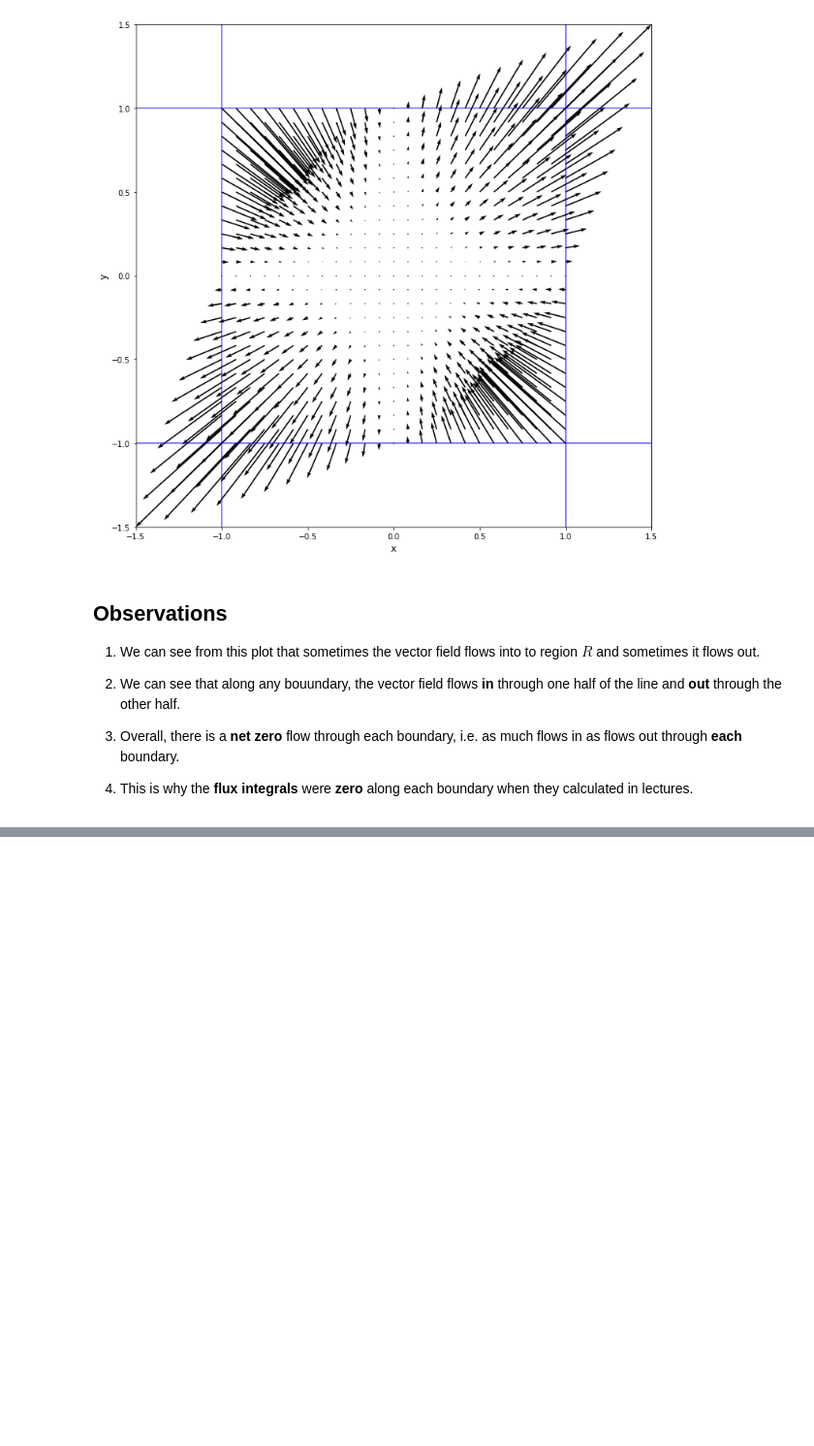
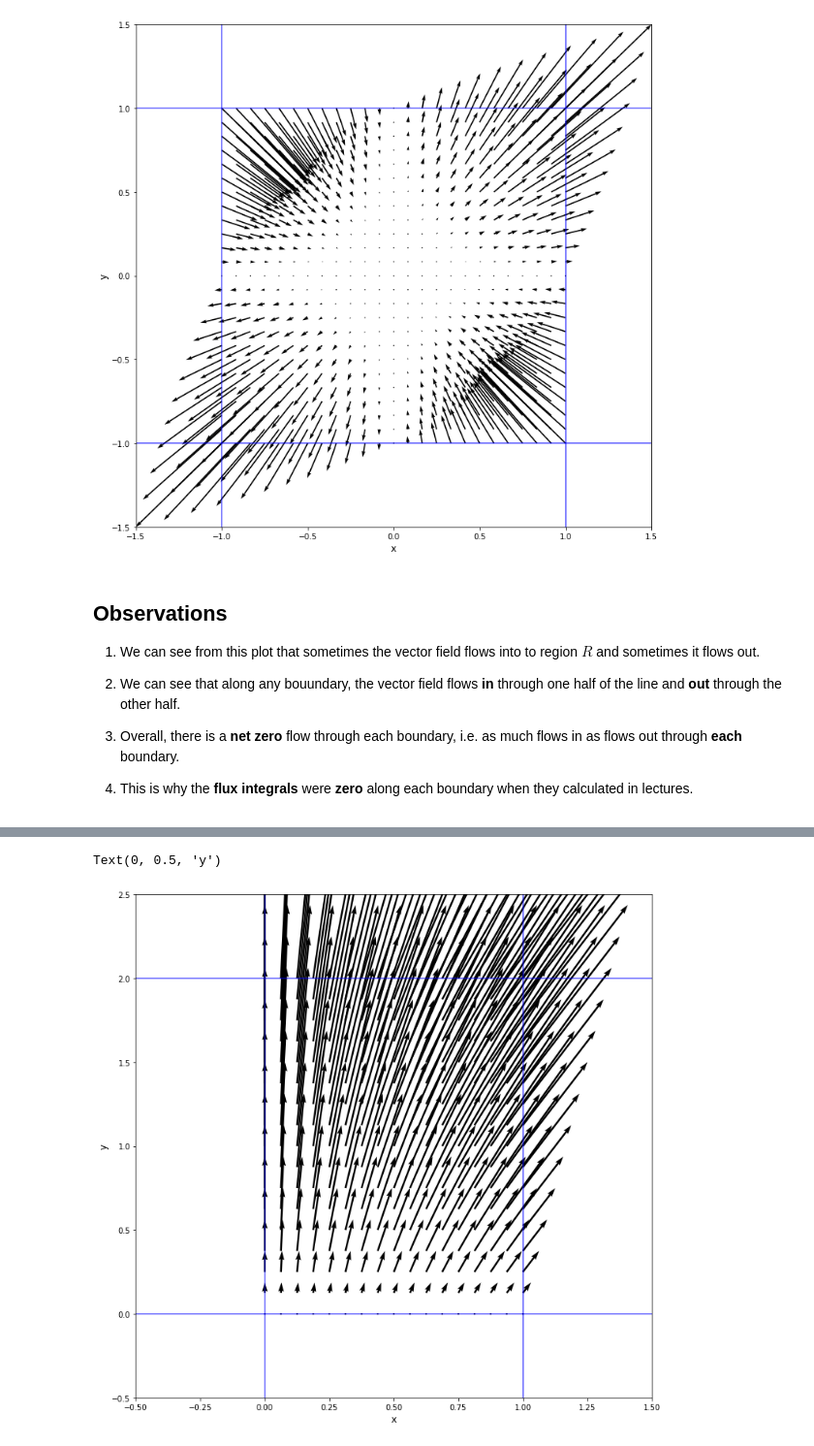
Before and after one commit to tlyonsSETU/Maths-Advanced-Calculus, a Jupyter notebook: Python Lab 3.ipynb, the cells around one changed output, grey strips where cells are left out. Shown at 97% size. Saved outputs shown, nothing was run; the diff lists cells and outputs as text; code cells hidden in the pictures; blank space fills up the shorter version.

```diff
--- a/Python Lab 3.ipynb
+++ b/Python Lab 3.ipynb
@@ -106,0 +118,31 @@ Text(0, 0.5, 'y')
+# %%
+X=np.linspace(0,1,17)
+Y=np.linspace(0,2,17)
+x,y=np.meshgrid(X,Y)
+# %%
+def F1(x,y):
+  return 2*x*y
+
+def F2(x,y):
+  return 4*y
+# %%
+plt.figure(figsize=(12,12))
+
+plt.quiver(x , y , F1(x,y) , F2(x,y),scale=8,scale_units='xy',angles='xy')  # The quiver plot for the gradient field
+
+plt.axhline(y=0,c='b',lw=2,alpha=0.5) # Plot the lower bdy. of R
+plt.axhline(y=2,c='b',lw=2,alpha=0.5) # Plot the upper bdy. of R
+
+plt.axvline(x=0,c='b',lw=2,alpha=0.5) # Plot the left bdy. of R
+plt.axvline(x=1,c='b',lw=2,alpha=0.5) # Plot the right bdy. of R
+
+
+plt.xlim(-0.5,1.5)
+plt.ylim(-0.5,2.5)
+
+plt.xlabel('x',size=12) # The x label
+
+plt.ylabel('y',size=12) # The y label
+# %% [output]
+Text(0, 0.5, 'y')
+[figure, added]
```
Also changed, not shown: parts of 5 cells of this notebook.
